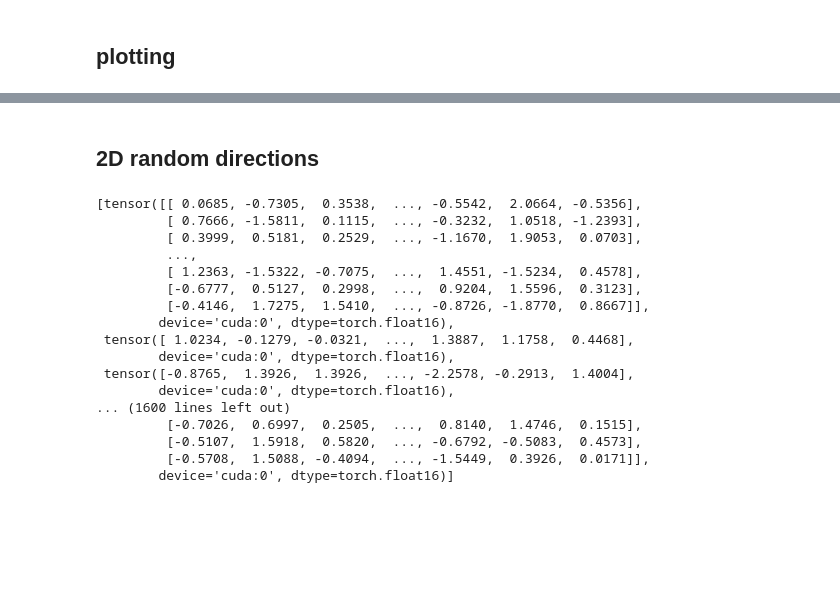
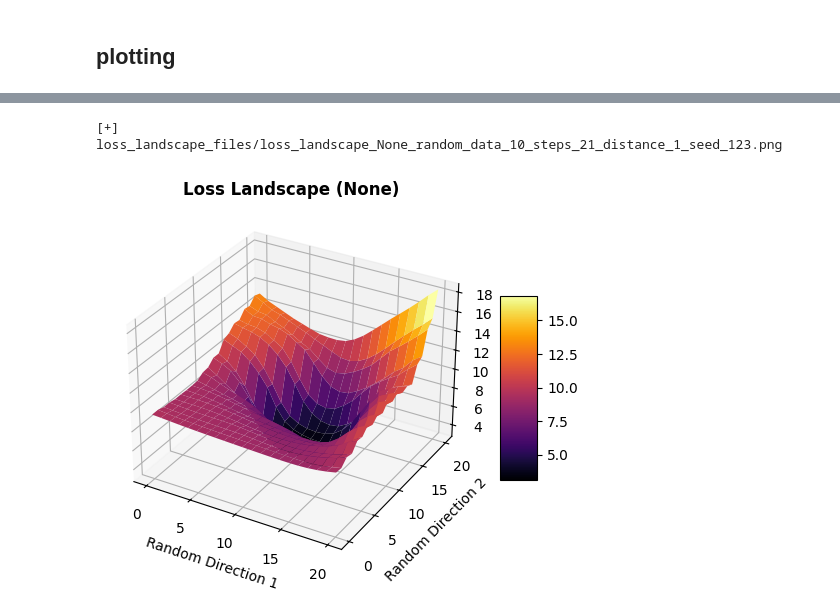
Before and after one commit to msakarvadia/memorization, a Jupyter notebook: figs/vis/loss_landscapes_2d.ipynb, the cells around one changed output, grey strips where cells are left out. Drawn from its saved outputs; the diff is of its cells as text; code cells hidden in the pictures; blank space fills up the shorter version.

```diff
--- a/figs/vis/loss_landscapes_2d.ipynb
+++ b/figs/vis/loss_landscapes_2d.ipynb
@@ -261,7 +251,8 @@ import torch.optim as optim
 import torchvision.datasets as datasets
 from tqdm import tqdm
 
-matplotlib.rcParams['figure.figsize'] = [18, 12]
+# matplotlib.rcParams['figure.figsize'] = [18, 12]
 
 import loss_landscapes
 import loss_landscapes.metrics
+import random
@@ -288,11 +309,17 @@ with torch.no_grad():
 # %%
-STEPS = 5
+
+SEED = 123
+STEPS = 21
 DIST = 1
 
-loss_data_fin = loss_landscapes.random_plane(
+random.seed(SEED)
+np.random.seed(SEED)
+torch.manual_seed(SEED)
+
+data_matrix = loss_landscapes.random_plane(
     model_perb, metric,
     DIST, STEPS,
-    normalization=None, #'layer',
+    normalization='filter',
     deepcopy_model=False,
     device=device,
 )
@@ -381,33 +352,42 @@ fig.show()
 # %%
 # for creating a responsive plot
 # %matplotlib widget
 
 # importing required libraries
 from mpl_toolkits.mplot3d import axes3d
 import matplotlib.pyplot as plt
 
 fig = plt.figure()
 
 # Reshape the data_matrix into a 41x41 grid for plotting
 Z = data_matrix.reshape((STEPS, STEPS))
 
 # Generate X and Y coordinates (41x41 grid)
 x = np.linspace(0, STEPS-1, STEPS)
 y = np.linspace(0, STEPS-1, STEPS)
 X, Y = np.meshgrid(x, y)
 
 ax = fig.add_subplot(111, projection='3d')
 # Plot the 3D surface with filled colors
-surf = ax.plot_surface(X, Y, Z, cmap='viridis', edgecolor='none')
+surf = ax.plot_surface(X, Y, Z, cmap='inferno', edgecolor='none')
 
 # Add a color bar for reference
 fig.colorbar(surf, ax=ax, shrink=0.5, aspect=5)
 
 # Set labels
-ax.set_xlabel('X')
-ax.set_ylabel('Y')
-ax.set_zlabel('Z')
+ax.set_xlabel('Random Direction 1')
+ax.set_ylabel('Random Direction 2')
+# ax.set_zlabel('loss')
+
+ax.set_title(f'Loss Landscape ({use_model})', fontweight="bold")
+
+# plt.tight_layout()
+
+save_as_png = f"loss_landscape_files/loss_landscape_{use_model}_random_data_{n_data}_steps_{STEPS}_distance_{DIST}_seed_{SEED}.png"
+plt.savefig(save_as_png, dpi=300)
+print(f"[+] {save_as_png}")
 
 plt.show()
+# %% [output]
+[+] loss_landscape_files/loss_landscape_None_random_data_10_steps_21_distance_1_seed_123.png
+[figure, added]
-# %% [markdown]
-## 2D random directions
@@ -435,20 +393,0 @@ random_directions = [u, v]
-# %%
-u
-# %% [output]
-[tensor([[ 0.0685, -0.7305,  0.3538,  ..., -0.5542,  2.0664, -0.5356],
-         [ 0.7666, -1.5811,  0.1115,  ..., -0.3232,  1.0518, -1.2393],
-         [ 0.3999,  0.5181,  0.2529,  ..., -1.1670,  1.9053,  0.0703],
-         ...,
-         [ 1.2363, -1.5322, -0.7075,  ...,  1.4551, -1.5234,  0.4578],
-         [-0.6777,  0.5127,  0.2998,  ...,  0.9204,  1.5596,  0.3123],
-         [-0.4146,  1.7275,  1.5410,  ..., -0.8726, -1.8770,  0.8667]],
-        device='cuda:0', dtype=torch.float16),
- tensor([ 1.0234, -0.1279, -0.0321,  ...,  1.3887,  1.1758,  0.4468],
-        device='cuda:0', dtype=torch.float16),
- tensor([-0.8765,  1.3926,  1.3926,  ..., -2.2578, -0.2913,  1.4004],
-        device='cuda:0', dtype=torch.float16),
-... (1600 lines left out)
-         [-0.7026,  0.6997,  0.2505,  ...,  0.8140,  1.4746,  0.1515],
-         [-0.5107,  1.5918,  0.5820,  ..., -0.6792, -0.5083,  0.4573],
-         [-0.5708,  1.5088, -0.4094,  ..., -1.5449,  0.3926,  0.0171]],
-        device='cuda:0', dtype=torch.float16)]
```
Also changed, not shown: parts of 25 cells of this notebook.
